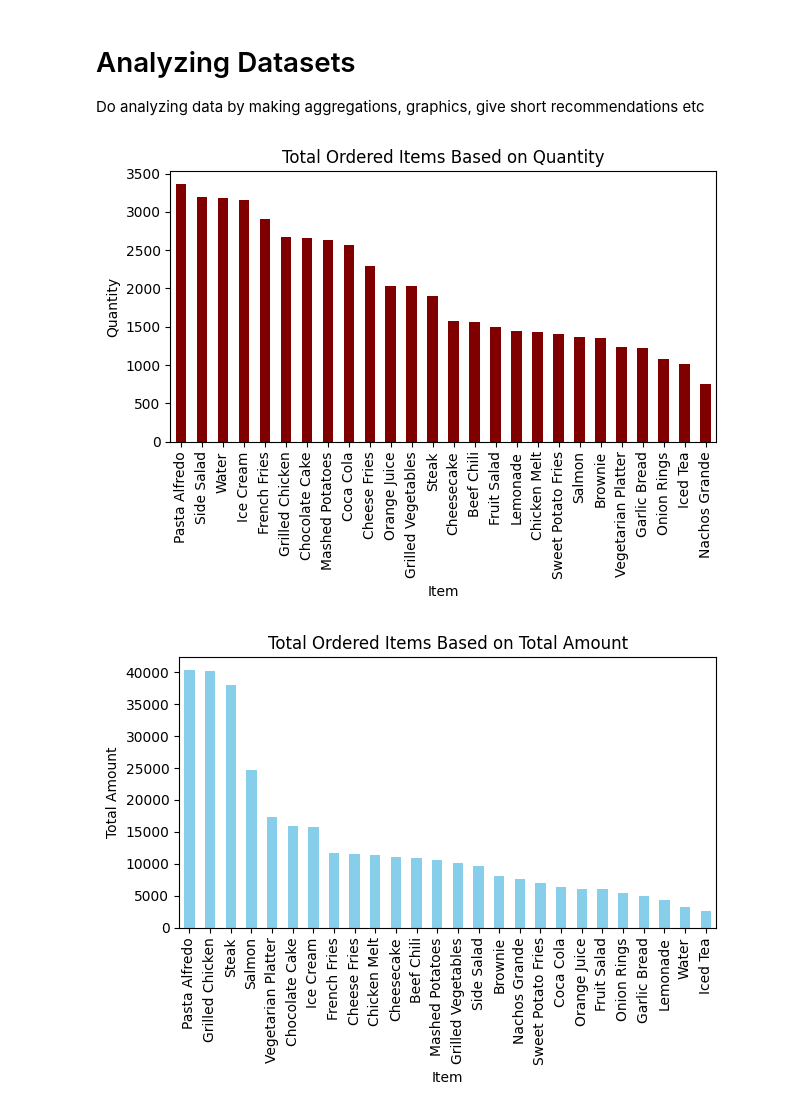
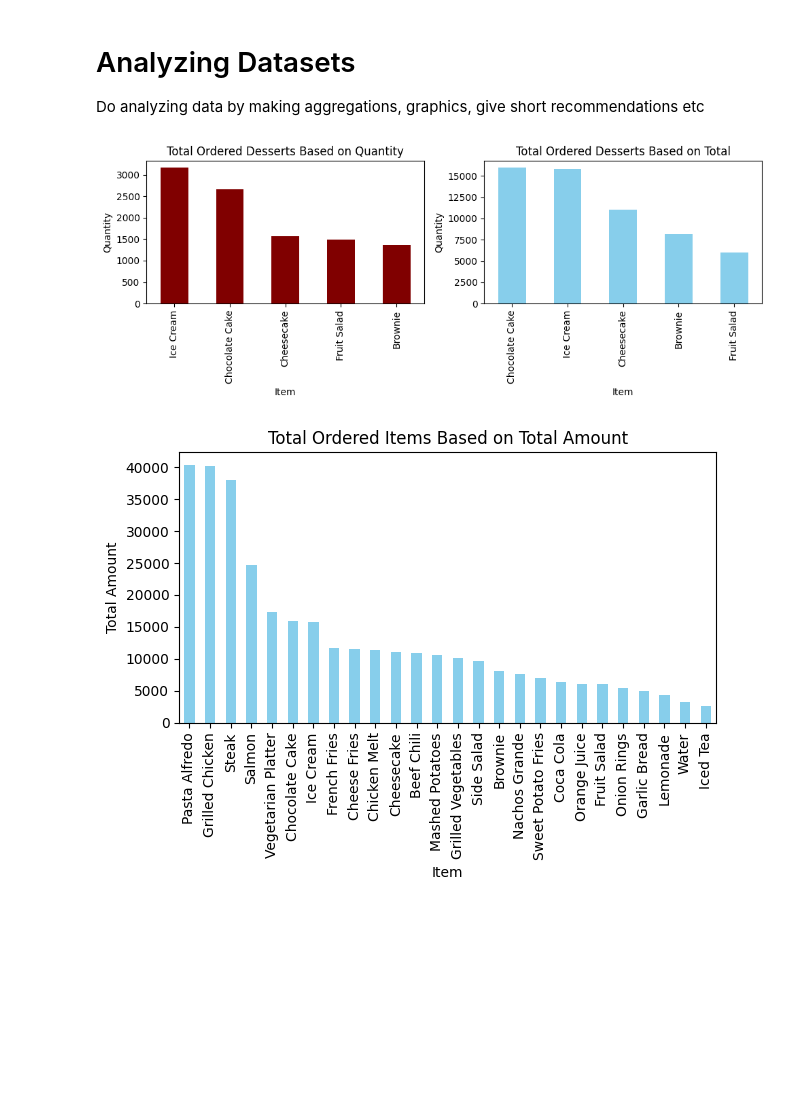
Before and after one commit to graveo-wicaksana/DA_restaurantSales, a Jupyter notebook: DA_restaurantSales.ipynb, the cells around one changed output. Saved outputs shown, nothing was run; the diff lists cells and outputs as text; code cells hidden in the pictures; blank space fills up the shorter version.

Commit message:
Make comparison chart for answering first KPI

```diff
--- a/DA_restaurantSales.ipynb
+++ b/DA_restaurantSales.ipynb
@@ -537,13 +532,43 @@ grouped_order_total = df2_combine_filled_na_items.groupby('Item')['Order Total']
-# %%
-grouped_quantity.plot(kind='bar', color='maroon')
-plt.ylabel('Quantity')
-plt.title('Total Ordered Items Based on Quantity')
-
-#tight layout and display chart
-plt.tight_layout()
-plt.show()
-# %% [output]
-[figure, removed]
+# %%
+#Check the most ordered items by quantity and total transactions for each category
+ordered_desserts = df2_combine_filled_na_items['Category'] == 'Desserts'
+ordered_desserts_quantity = df2_combine_filled_na_items[ordered_desserts].groupby('Item')['Quantity'].sum().sort_values(ascending=False)
+ordered_desserts_total = df2_combine_filled_na_items[ordered_desserts].groupby('Item')['Order Total'].sum().sort_values(ascending=False)
+
+ordered_drinks = df2_combine_filled_na_items['Category'] == 'Drinks'
+ordered_drinks_quantity = df2_combine_filled_na_items[ordered_drinks].groupby('Item')['Quantity'].sum().sort_values(ascending=False)
+ordered_drinks_total = df2_combine_filled_na_items[ordered_drinks].groupby('Item')['Order Total'].sum().sort_values(ascending=False)
+
+ordered_main_dishes = df2_combine_filled_na_items['Category'] == 'Main Dishes'
+ordered_main_dishes_quantity = df2_combine_filled_na_items[ordered_main_dishes].groupby('Item')['Quantity'].sum().sort_values(ascending=False)
+ordered_main_dishes_total = df2_combine_filled_na_items[ordered_main_dishes].groupby('Item')['Order Total'].sum().sort_values(ascending=False)
+
+ordered_side_dishes = df2_combine_filled_na_items['Category'] == 'Side Dishes'
+ordered_side_dishes_quantity = df2_combine_filled_na_items[ordered_side_dishes].groupby('Item')['Quantity'].sum().sort_values(ascending=False)
+ordered_side_dishes_total = df2_combine_filled_na_items[ordered_side_dishes].groupby('Item')['Order Total'].sum().sort_values(ascending=False)
+
+ordered_starters = df2_combine_filled_na_items['Category'] == 'Starters'
+ordered_starters_quantity = df2_combine_filled_na_items[ordered_starters].groupby('Item')['Quantity'].sum().sort_values(ascending=False)
+ordered_starters_total = df2_combine_filled_na_items[ordered_starters].groupby('Item')['Order Total'].sum().sort_values(ascending=False)
+# %%
+#Create a figure with 2 subplots
+fig, (d1, d2) = plt.subplots(1, 2, figsize=(10, 4))
+
+#1 subplot
+ordered_desserts_quantity.plot(kind='bar', ax=d1, color='maroon')
+d1.set_ylabel('Quantity')
+d1.set_title('Total Ordered Desserts Based on Quantity')
+
+#2 subplot
+ordered_desserts_total.plot(kind='bar', ax=d2, color='skyblue')
+d2.set_ylabel('Quantity')
+d2.set_title('Total Ordered Desserts Based on Total')
+
+#tight layout and display chart
+plt.tight_layout()
+plt.show()
+# %% [output]
+[figure, added]
 # %%
 grouped_order_total.plot(kind='bar', color='skyblue')
 plt.ylabel('Total Amount')
```
Also changed, not shown: parts of 1 cell of this notebook.
